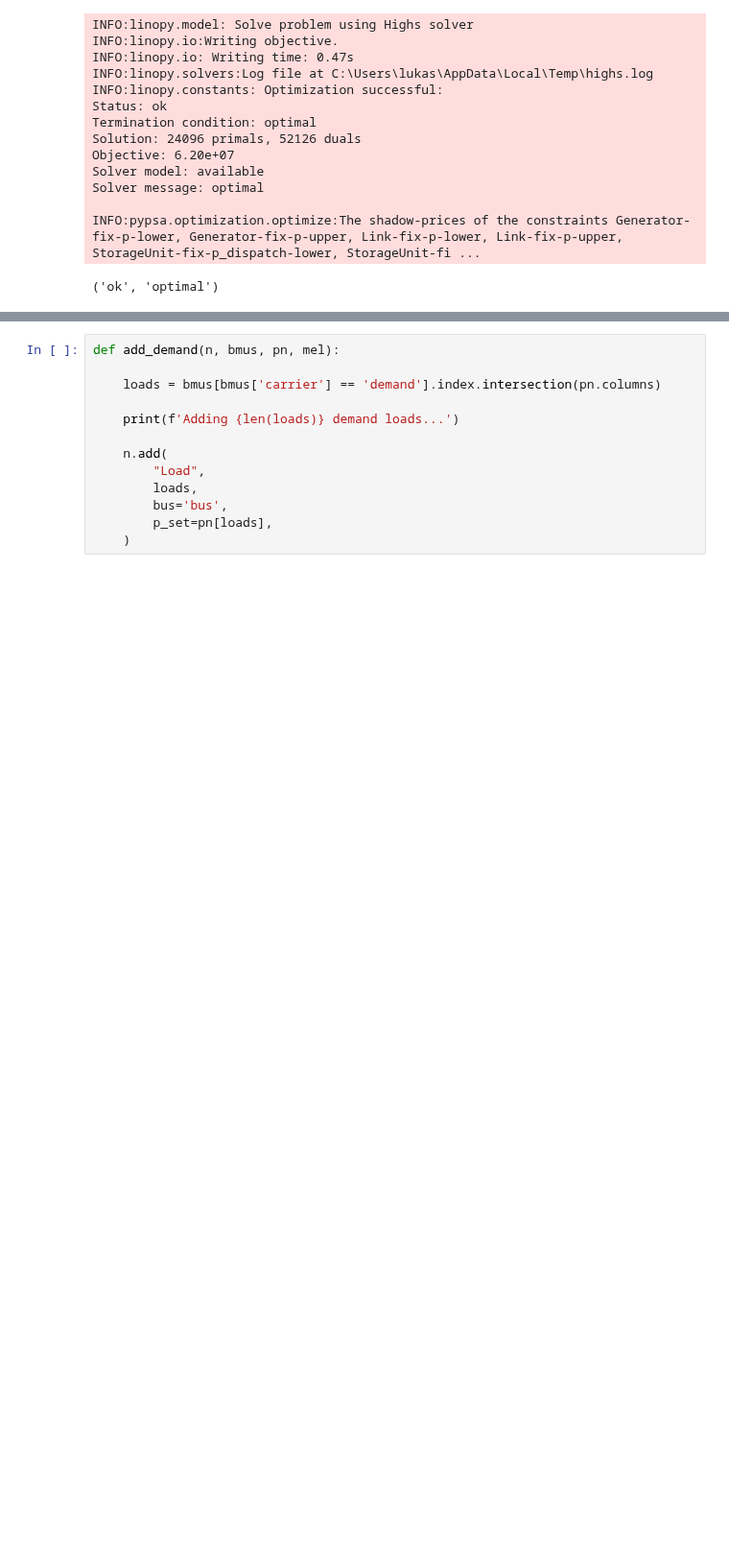
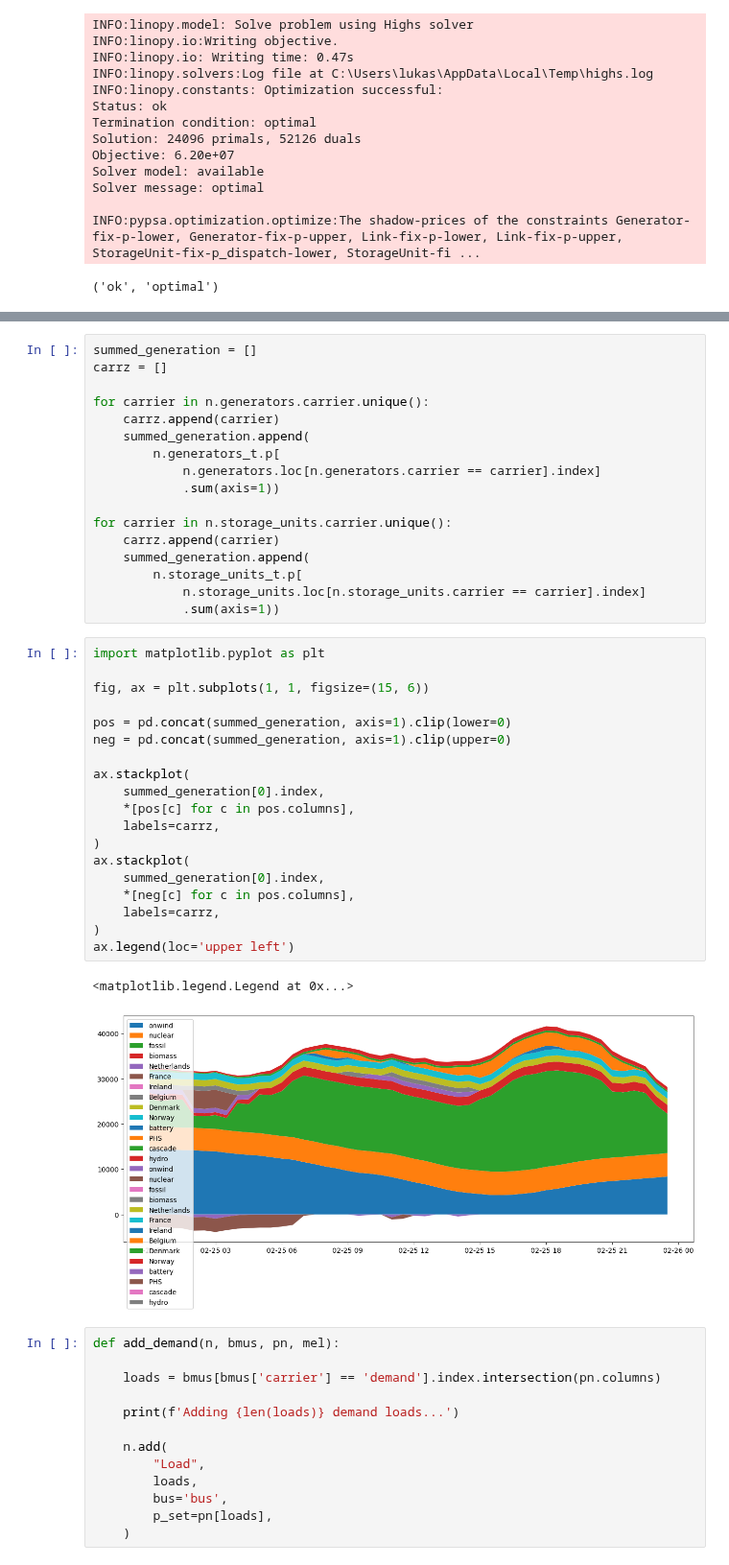
Before and after one commit to LukasFrankenQ/GBPower, a Jupyter notebook: notebooks/build_supply_curve.ipynb, the cells around one changed output, grey strips where cells are left out. Shown at 96% size. Drawn from its saved outputs; the diff is of its cells as text; blank space fills up the shorter version.

```diff
--- a/notebooks/build_supply_curve.ipynb
+++ b/notebooks/build_supply_curve.ipynb
@@ -484,3 +523,42 @@ n.buses_t.marginal_price.plot()
+# %%
+summed_generation = []
+carrz = []
+
+for carrier in n.generators.carrier.unique():
+    carrz.append(carrier)
+    summed_generation.append(
+        n.generators_t.p[
+            n.generators.loc[n.generators.carrier == carrier].index]
+            .sum(axis=1))
+
+for carrier in n.storage_units.carrier.unique():
+    carrz.append(carrier)
+    summed_generation.append(
+        n.storage_units_t.p[
+            n.storage_units.loc[n.storage_units.carrier == carrier].index]
+            .sum(axis=1))
+# %%
+import matplotlib.pyplot as plt
+
+fig, ax = plt.subplots(1, 1, figsize=(15, 6))
+
+pos = pd.concat(summed_generation, axis=1).clip(lower=0)
+neg = pd.concat(summed_generation, axis=1).clip(upper=0)
+
+ax.stackplot(
+    summed_generation[0].index,
+    *[pos[c] for c in pos.columns],
+    labels=carrz,
+)
+ax.stackplot(
+    summed_generation[0].index,
+    *[neg[c] for c in pos.columns],
+    labels=carrz,
+)
+ax.legend(loc='upper left')
+# %% [output]
+<matplotlib.legend.Legend at 0x...>
+[figure, added]
 # %%
 def add_demand(n, bmus, pn, mel):
 
```
Also changed, not shown: parts of 5 cells of this notebook, 3 other files.
